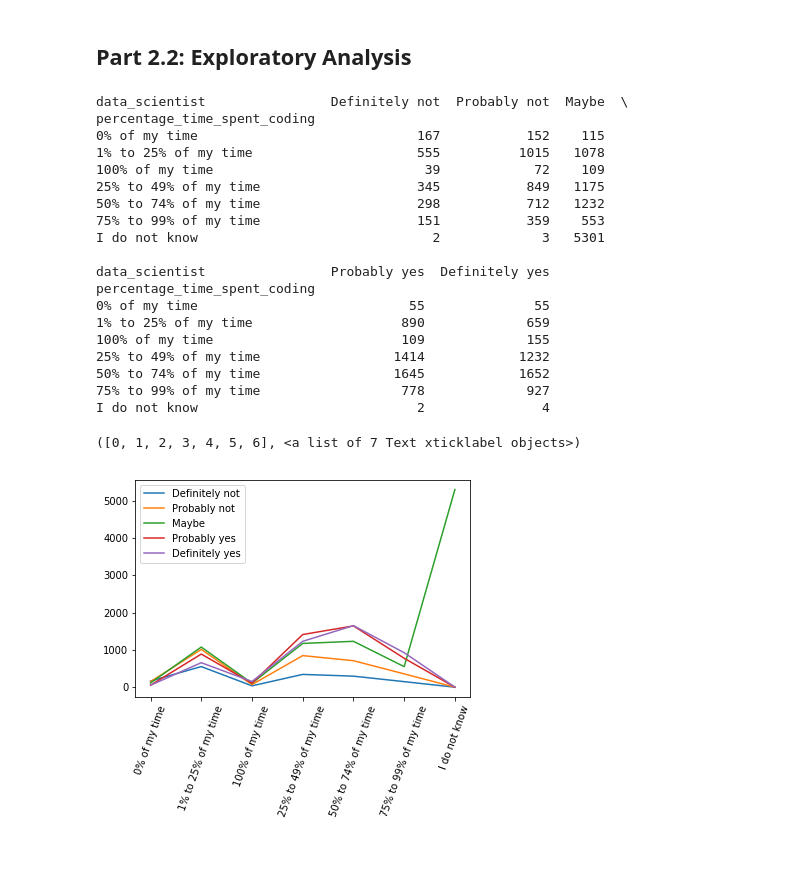
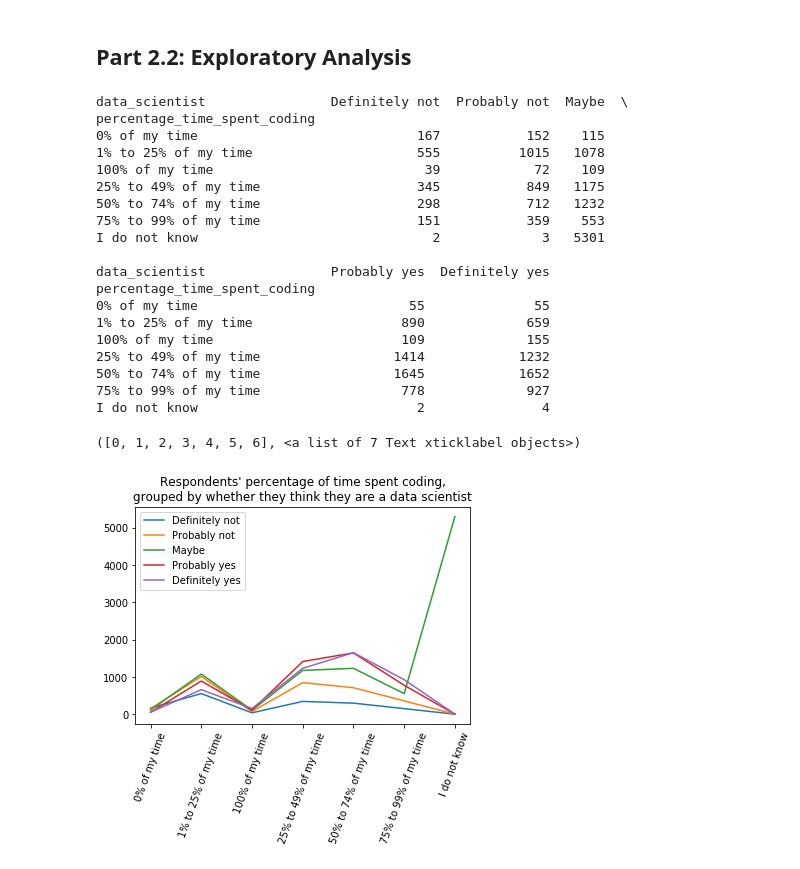
Before and after one commit to kelelue/Stats-131-final, a Jupyter notebook: project_code.ipynb, the cells around one changed output. Drawn from its saved outputs; the diff is of its cells as text; code cells hidden in the pictures.

```diff
--- a/project_code.ipynb
+++ b/project_code.ipynb
@@ -141,6 +145,13 @@ data.loc[(data['yearly_compensation'] == '50-60,000') |
         (data['yearly_compensation'] == '90-100,000'), 'yearly_compensation'] = '50-100,000'
 data.loc[(data['yearly_compensation'] == '100-125,000') |
         (data['yearly_compensation'] == '125-150,000'), 'yearly_compensation'] = '100-150,000'
+
+#change to categorical and reorder
+data.yearly_compensation = data.yearly_compensation.astype('category')
+data.yearly_compensation = data.yearly_compensation.cat.reorder_categories(['0-50,000', '50-100,000','100-150,000','150-200,000',
+                                                                            '200-250,000','250-300,000','300-400,000','400-500,000',
+                                                                            '500,000+',
+                                                                            'I do not wish to disclose my approximate yearly compensation'])
 pd.crosstab(data.yearly_compensation, columns = 'count')
 # %% [output]
 | col_0 | count |
@@ -161,6 +172,11 @@ data.loc[(data['coding_exp'] == 'I have never written code and I do not want to
         (data['coding_exp'] == 'I prefer not to answer'), 'coding_exp'] = 'None'
 data.loc[(data['coding_exp'] == '1-2 years') |
         (data['coding_exp'] == '3-5 years'), 'coding_exp'] = '1-5 years'
+
+#change to categorical and reorder
+data.coding_exp = data.coding_exp.astype('category')
+data.coding_exp = data.coding_exp.cat.reorder_categories(['None', '< 1 year', '1-5 years', '5-10 years', '10-20 years', '20-30 years',
+                                                          '30-40 years', '40+ years'])
 pd.crosstab(data.coding_exp, columns = 'count')
 # %% [output]
 | col_0 | count |
@@ -175,0 +192,8 @@ pd.crosstab(data.coding_exp, columns = 'count')
+# %%
+#reorder some other categories
+data.education = data.education.astype('category')
+data.education = data.education.cat.reorder_categories(['No formal education past high school',
+                                                        'Some college/university study without earning a bachelor’s degree',
+                                                        'Bachelor’s degree', 'Professional degree', 'Master’s degree', 'Doctoral degree',
+                                                        'I prefer not to answer'])
+pd.crosstab(data.education, columns = 'count')
@@ -175,0 +210,4 @@ pd.crosstab(data.coding_exp, columns = 'count')
+# %%
+data.data_scientist = data.data_scientist.astype('category')
+data.data_scientist = data.data_scientist.cat.reorder_categories(['Definitely not', 'Probably not', 'Maybe', 'Probably yes', 'Definitely yes'])
+pd.crosstab(data.data_scientist, columns = 'count')
@@ -202,31 +248,32 @@ memory usage: 2.5+ MB
 table = data.groupby(['percentage_time_spent_coding', 'data_scientist']).gender.count().unstack()
 
 # Reorder to view easily
 table = table.loc[:, ('Definitely not', 'Probably not', 'Maybe', 'Probably yes', 'Definitely yes')]
 print(table)
 
 plt.plot(table)
+plt.title("Respondents' percentage of time spent coding,\ngrouped by whether they think they are a data scientist")
 plt.legend(table)
 plt.xticks(rotation = 70)
 # %% [output]
 data_scientist                Definitely not  Probably not  Maybe  \
 percentage_time_spent_coding
 0% of my time                            167           152    115
 1% to 25% of my time                     555          1015   1078
 100% of my time                           39            72    109
 25% to 49% of my time                    345           849   1175
 50% to 74% of my time                    298           712   1232
 75% to 99% of my time                    151           359    553
 I do not know                              2             3   5301
 
 data_scientist                Probably yes  Definitely yes
 percentage_time_spent_coding
 0% of my time                           55              55
 1% to 25% of my time                   890             659
 100% of my time                        109             155
 25% to 49% of my time                 1414            1232
 50% to 74% of my time                 1645            1652
 75% to 99% of my time                  778             927
 I do not know                            2               4
 ([0, 1, 2, 3, 4, 5, 6], <a list of 7 Text xticklabel objects>)
-[figure, old version]
+[figure, new version]
```
Also changed, not shown: parts of 6 cells of this notebook.
